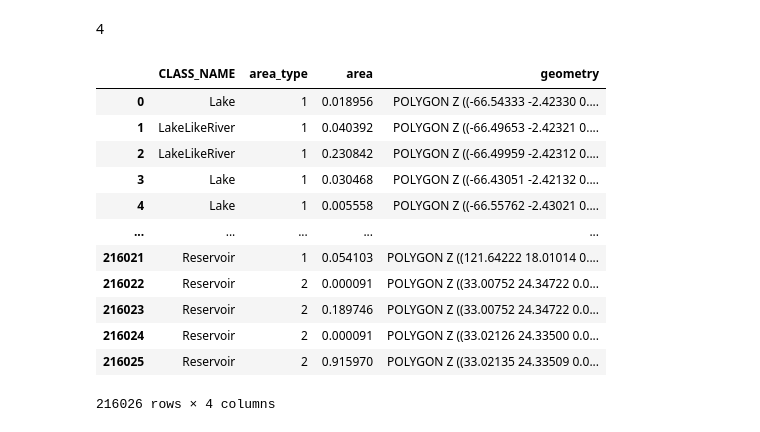
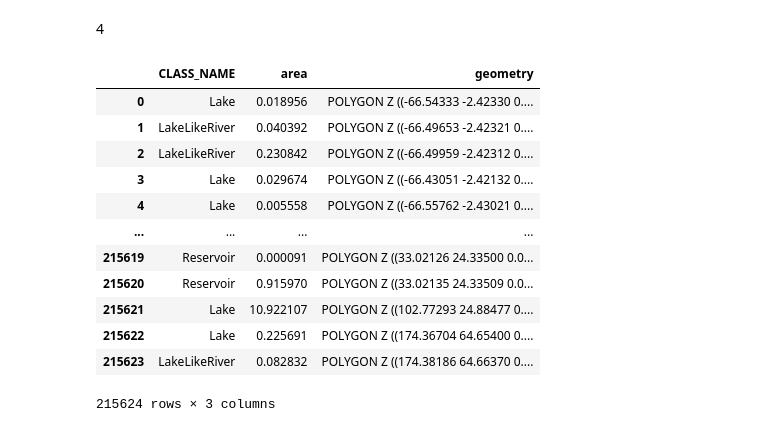
Before and after one commit to beihuihu/U_Net, a Jupyter notebook: notebooks/Drawing.ipynb, the cells around one changed output. Saved outputs shown, nothing was run; the diff lists cells and outputs as text; code cells hidden in the pictures.

```diff
--- a/notebooks/Drawing.ipynb
+++ b/notebooks/Drawing.ipynb
@@ -160,22 +160,22 @@ Text(0, 0.5, 'Loss')
 # %% [markdown]
 4
 # %%
-polygon = gps.read_file(r'D:\lakemapping\6_draw_figure\polygons_data.shp')
+polygon = gps.read_file(r'D:\lakemapping\2_dataset\sampleAnnotations\SampleV4\total_polygon.shp')
 polygon
 # %% [output]
-|  | CLASS_NAME | area_type | area | geometry |
-| 0 | Lake | 1 | 0.018956 | POLYGON Z ((-66.54333 -2.42330 0.... |
-| 1 | LakeLikeRiver | 1 | 0.040392 | POLYGON Z ((-66.49653 -2.42321 0.... |
-| 2 | LakeLikeRiver | 1 | 0.230842 | POLYGON Z ((-66.49959 -2.42312 0.... |
-| 3 | Lake | 1 | 0.030468 | POLYGON Z ((-66.43051 -2.42132 0.... |
-| 4 | Lake | 1 | 0.005558 | POLYGON Z ((-66.55762 -2.43021 0.... |
-| ... | ... | ... | ... | ... |
-| 216021 | Reservoir | 1 | 0.054103 | POLYGON Z ((121.64222 18.01014 0.... |
-| 216022 | Reservoir | 2 | 0.000091 | POLYGON Z ((33.00752 24.34722 0.0... |
-| 216023 | Reservoir | 2 | 0.189746 | POLYGON Z ((33.00752 24.34722 0.0... |
-| 216024 | Reservoir | 2 | 0.000091 | POLYGON Z ((33.02126 24.33500 0.0... |
-| 216025 | Reservoir | 2 | 0.915970 | POLYGON Z ((33.02135 24.33509 0.0... |
+|  | CLASS_NAME | area | geometry |
+| 0 | Lake | 0.018956 | POLYGON Z ((-66.54333 -2.42330 0.... |
+| 1 | LakeLikeRiver | 0.040392 | POLYGON Z ((-66.49653 -2.42321 0.... |
+| 2 | LakeLikeRiver | 0.230842 | POLYGON Z ((-66.49959 -2.42312 0.... |
+| 3 | Lake | 0.029674 | POLYGON Z ((-66.43051 -2.42132 0.... |
+| 4 | Lake | 0.005558 | POLYGON Z ((-66.55762 -2.43021 0.... |
+| ... | ... | ... | ... |
+| 215619 | Reservoir | 0.000091 | POLYGON Z ((33.02126 24.33500 0.0... |
+| 215620 | Reservoir | 0.915970 | POLYGON Z ((33.02135 24.33509 0.0... |
+| 215621 | Lake | 10.922107 | POLYGON Z ((102.77293 24.88477 0.... |
+| 215622 | Lake | 0.225691 | POLYGON Z ((174.36704 64.65400 0.... |
+| 215623 | LakeLikeRiver | 0.082832 | POLYGON Z ((174.38186 64.66370 0.... |
-216026 rows × 4 columns
+215624 rows × 3 columns
 # %%
 # area=polygon[(polygon['area']<122)&(polygon['area']>0.001)]['area']
 # area.plot(x='area',kind='hist',logy=True,xticks=[0,4,6,8,12,16])
```
Also changed, not shown: parts of 5 cells of this notebook, 54 other files.
